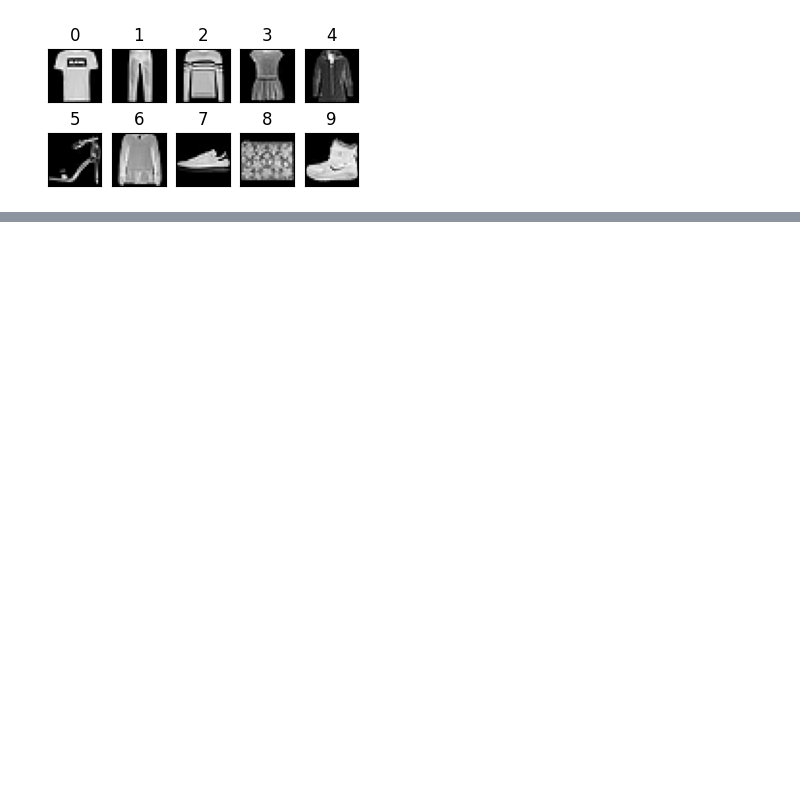
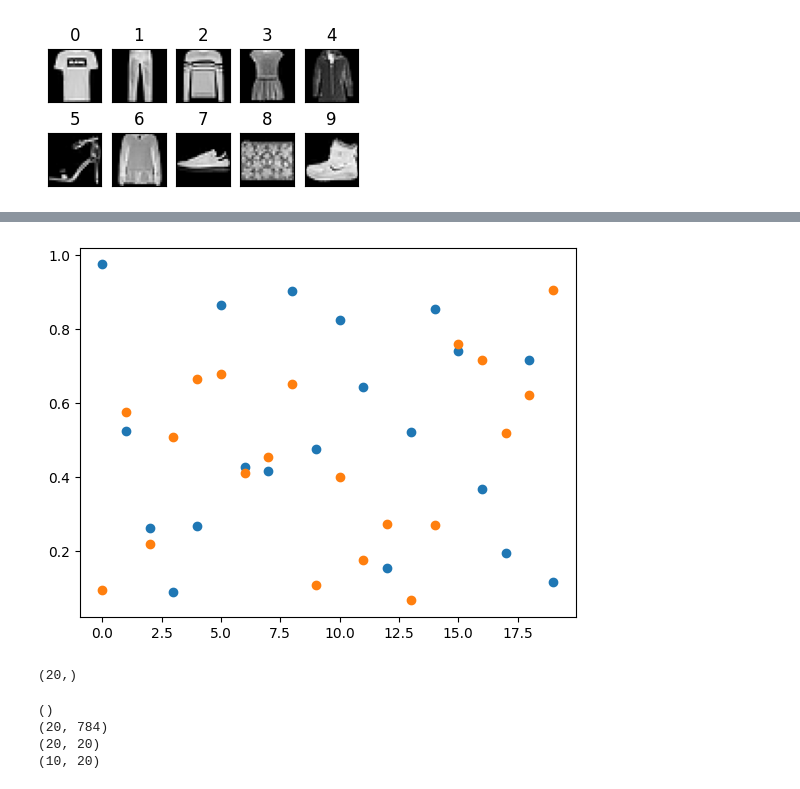
Before and after one commit to CS23M005/DL_A1, a Jupyter notebook: FFNN.ipynb, the cells around one changed output, grey strips where cells are left out. Cells and saved outputs as stored; diff of their text form; code cells hidden in the pictures; blank space fills up the shorter version.

```diff
--- a/FFNN.ipynb
+++ b/FFNN.ipynb
@@ -188,7 +200,22 @@ plt.show()
+# %%
+plt.plot(b_old[1], 'o')
+plt.plot(b_n[1], 'o')
+plt.show()
+# %% [output]
+[figure, added]
+# %%
+np.array(b_n[1]).shape
+# %% [output]
+(20,)
 # %%
 # sample = X_train[0].flatten()
 # y_hat, a, h = forward_prop(w, b, sample, n_layers)
 # dw, db = backprop(y_hat, y_train[0], a, h, w, b, activation_f, batch_size, loss, ud_lambda, n_outputs)
 # %%
-# for i in range(2,-1,-1):
-#   print(dw[i].shape)
+for i in range(0,n_layers+2):
+  print(np.array(w[i]).shape)
+# %% [output]
+()
+(20, 784)
+(20, 20)
+(10, 20)
```
Also changed, not shown: parts of 6 cells of this notebook.
